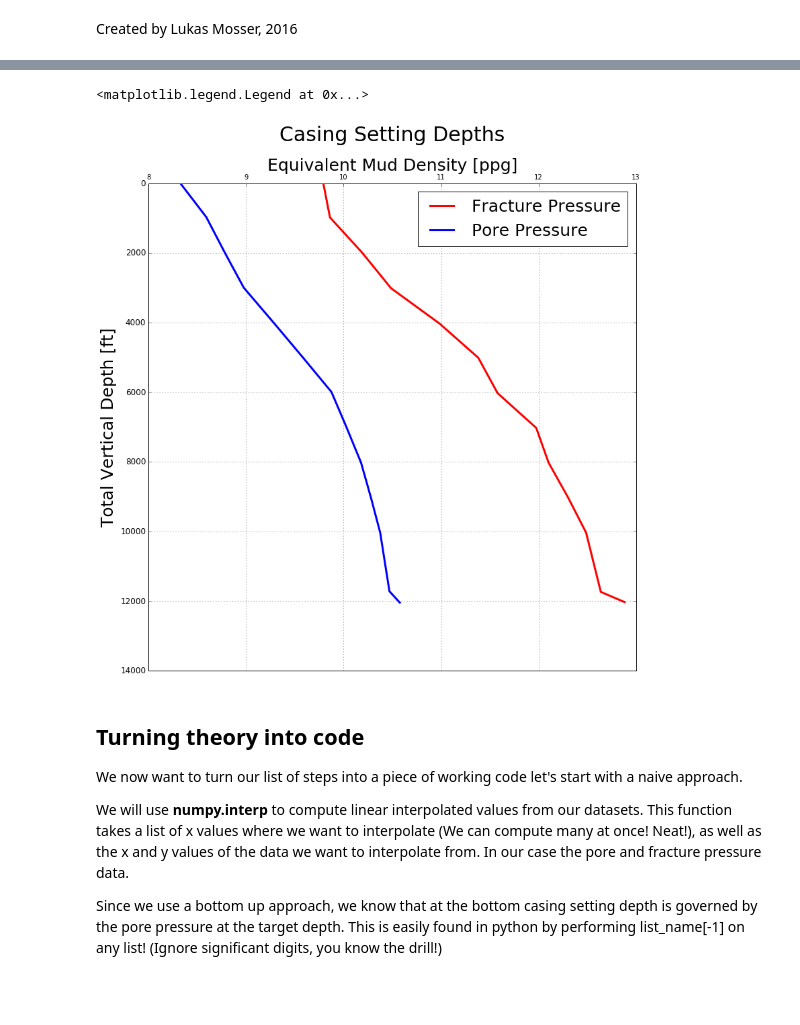
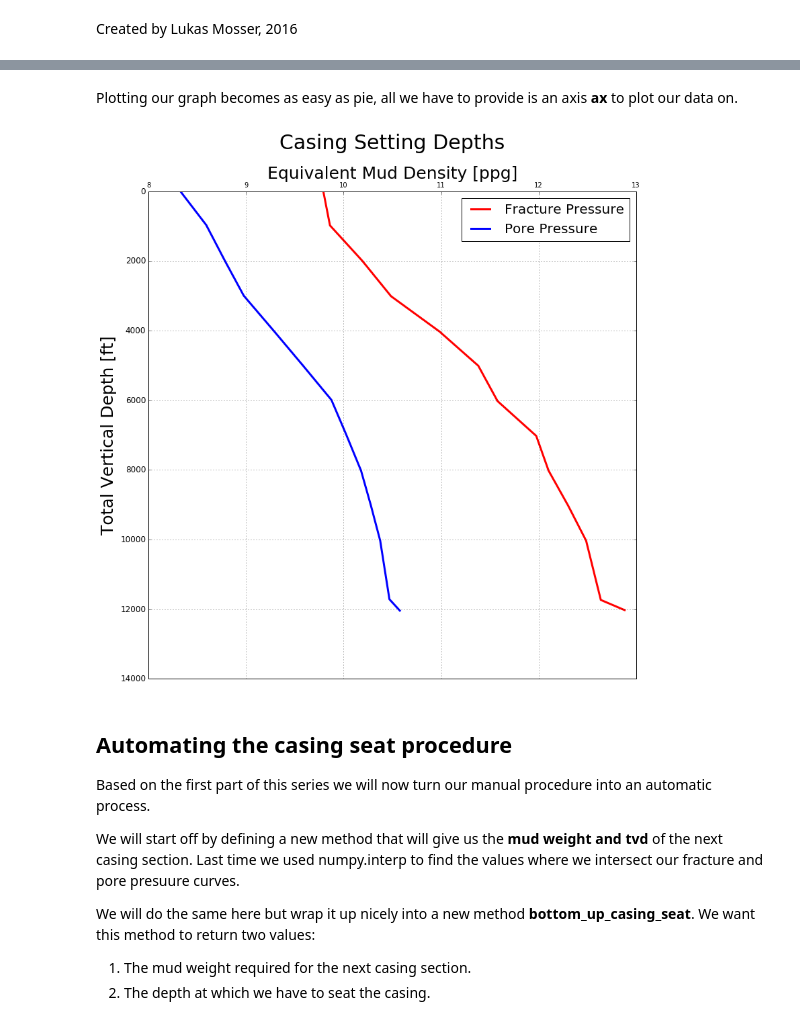
Before and after one commit to LukasMosser/Jupetro, a Jupyter notebook: notebooks/Casing Seat Depth Determination - Part 2.ipynb, the cells around one changed output, grey strips where cells are left out. Drawn from its saved outputs; the diff is of its cells as text; code cells hidden in the pictures; blank space fills up the shorter version.

Commit message:
Added part 2 of casing design

```diff
--- a/notebooks/Casing Seat Depth Determination - Part 2.ipynb
+++ b/notebooks/Casing Seat Depth Determination - Part 2.ipynb
@@ -35,38 +52,3 @@ fracture_pressure, TVD_frac = fracture_pressure_data.T
 
 pore_pressure_data = np.loadtxt("data/pore_pressure.csv", delimiter=",")
 pore_pressure, TVD_pore = pore_pressure_data.T
-# %%
-fig, ax = plt.subplots(1, figsize=(13, 13))
-
-ax.set_title("Casing Setting Depths", fontsize=30, y=1.08)
-
-label_size = 12
-
-ax.plot(fracture_pressure, TVD_frac, color="red", linewidth=3, label="Fracture Pressure")
-ax.plot(pore_pressure, TVD_pore, color="blue", linewidth=3, label="Pore Pressure")
-
-
-ax.set_ylabel("Total Vertical Depth [ft]", fontsize=25)
-ax.set_ylim(ax.get_ylim()[::-1])
-
-ax.xaxis.tick_top()
-ax.xaxis.set_label_position("top")
-
-yed = [tick.label.set_fontsize(label_size) for tick in ax.yaxis.get_major_ticks()]
-xed = [tick.label.set_fontsize(label_size) for tick in ax.xaxis.get_major_ticks()]
-ax.set_xlabel("Equivalent Mud Density [ppg]", fontsize=25)
-ax.ticklabel_format(fontsize=25)
-ax.grid()
-ax.legend(fontsize=25)
-# %% [output]
-<matplotlib.legend.Legend at 0x...>
-[figure, removed]
-# %% [markdown]
-## Turning theory into code
-
-We now want to turn our list of steps into a piece of working code let's start with a naive approach.
-
-We will use **numpy.interp** to compute linear interpolated values from our datasets.
-This function takes a list of x values where we want to interpolate (We can compute many at once! Neat!), as well as the x and y values of the data we want to interpolate from. In our case the pore and fracture pressure data.
-
-Since we use a bottom up approach, we know that at the bottom casing setting depth is governed by the pore pressure at the target depth. This is easily found in python by performing list_name[-1] on any list! (Ignore significant digits, you know the drill!)
@@ -113,0 +55,24 @@ class BottomUpCasingDesign(object):
+# %% [markdown]
+
+
+Plotting our graph becomes as easy as pie, all we have to provide is an axis **ax** to plot our data on.
+# %%
+fig, ax = plt.subplots(1, figsize=(13, 13))
+
+#We simply provide our data arrays to plot the data
+plot_casing_setting_depths(ax, fracture_pressure, pore_pressure, TVD_frac, TVD_pore)
+# %% [output]
+[figure, added]
+# %% [markdown]
+## Automating the casing seat procedure
+
+Based on the first part of this series we will now turn our manual procedure into an automatic process.
+
+We will start off by defining a new method that will give us the **mud weight and tvd** of the next casing section.
+Last time we used numpy.interp to find the values where we intersect our fracture and pore presuure curves.
+
+We will do the same here but wrap it up nicely into a new method **bottom_up_casing_seat**.
+We want this method to return two values:
+
+1. The mud weight required for the next casing section.
+2. The depth at which we have to seat the casing.
```
Also changed, not shown: parts of 24 cells of this notebook, 5 other files.
